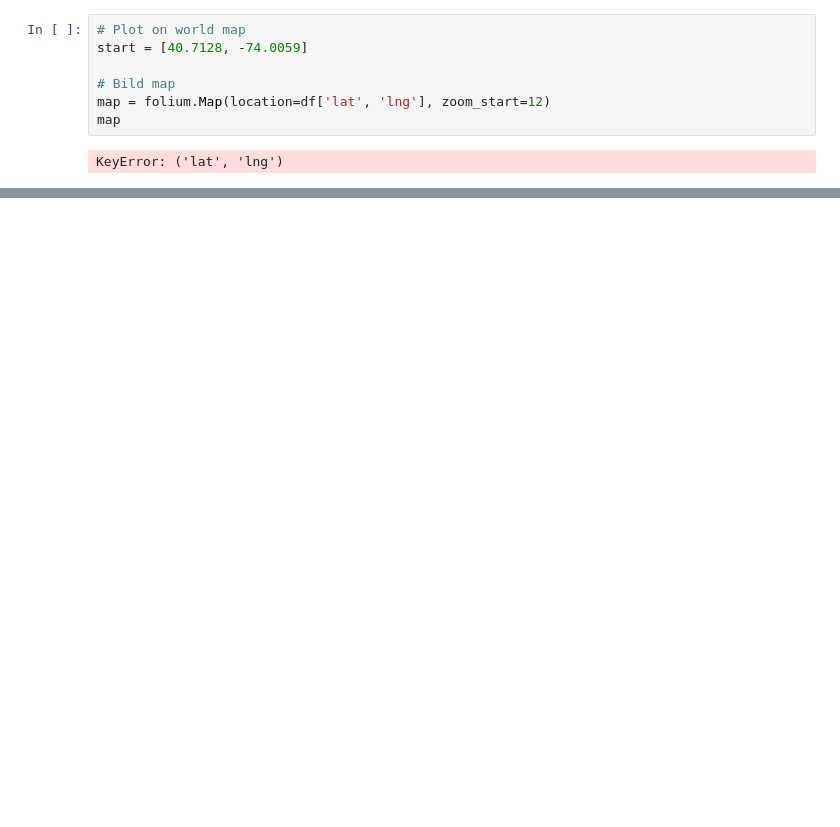
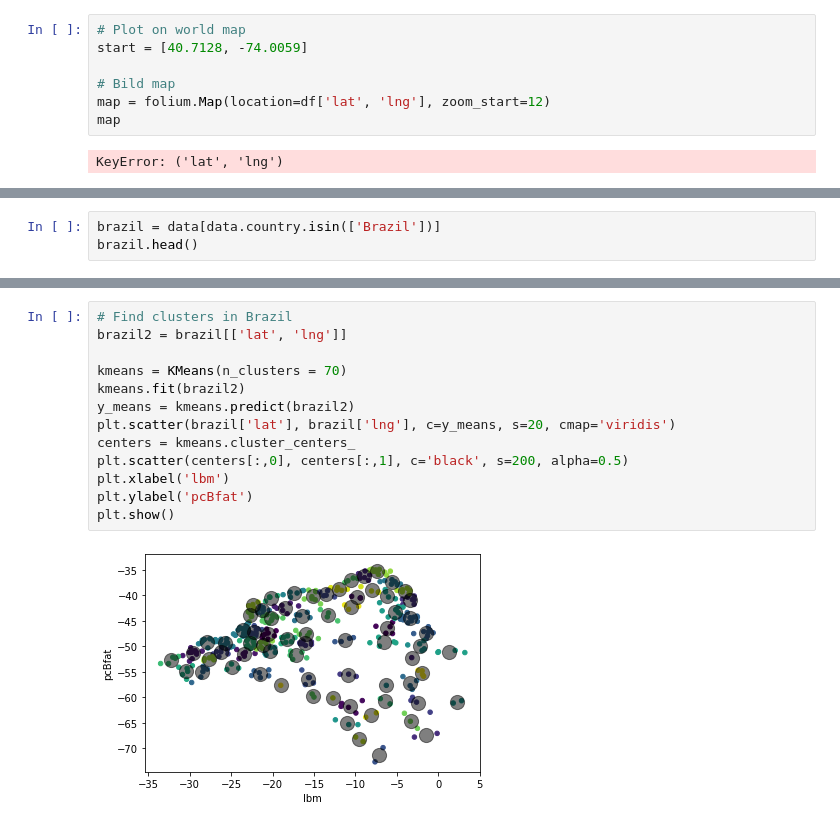
Before and after one commit to allenj813/DS-SYD-PT-24FEB, a Jupyter notebook: Projects/Fun Project - Ideal Location for Amazon Warehouse.ipynb, the cells around one changed output, grey strips where cells are left out. Drawn from its saved outputs; the diff is of its cells as text; blank space fills up the shorter version.

```diff
--- a/Projects/Fun Project - Ideal Location for Amazon Warehouse.ipynb
+++ b/Projects/Fun Project - Ideal Location for Amazon Warehouse.ipynb
@@ -217,0 +358,3 @@ KeyError: ('lat', 'lng')
+# %%
+brazil = data[data.country.isin(['Brazil'])]
+brazil.head()
@@ -217,0 +368,15 @@ KeyError: ('lat', 'lng')
+# %%
+# Find clusters in Brazil
+brazil2 = brazil[['lat', 'lng']]
+
+kmeans = KMeans(n_clusters = 70)
+kmeans.fit(brazil2)
+y_means = kmeans.predict(brazil2)
+plt.scatter(brazil['lat'], brazil['lng'], c=y_means, s=20, cmap='viridis')
+centers = kmeans.cluster_centers_
+plt.scatter(centers[:,0], centers[:,1], c='black', s=200, alpha=0.5)
+plt.xlabel('lbm')
+plt.ylabel('pcBfat')
+plt.show()
+# %% [output]
+[figure, added]
```
Also changed, not shown: parts of 20 cells of this notebook, 1 other file.
